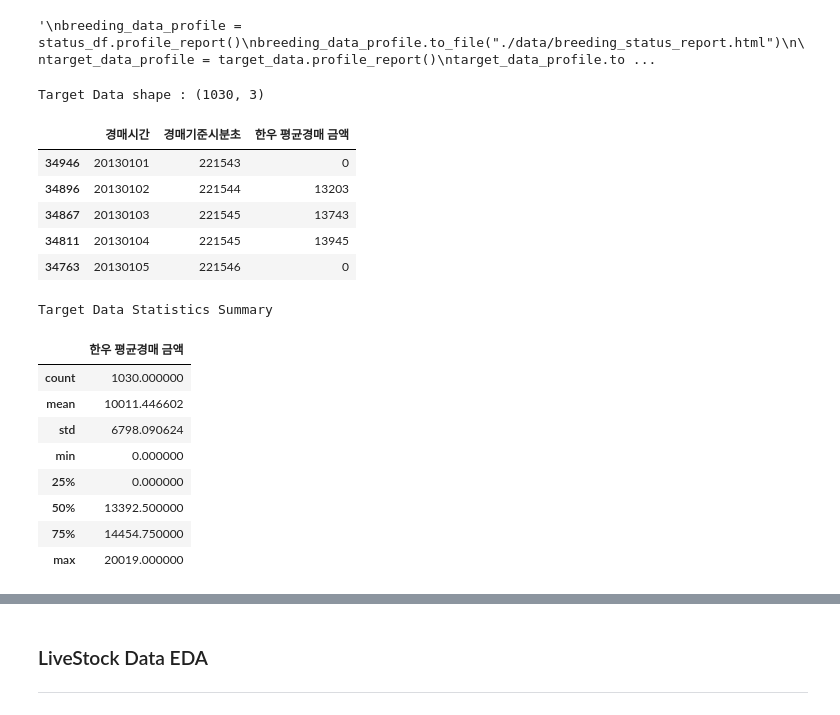
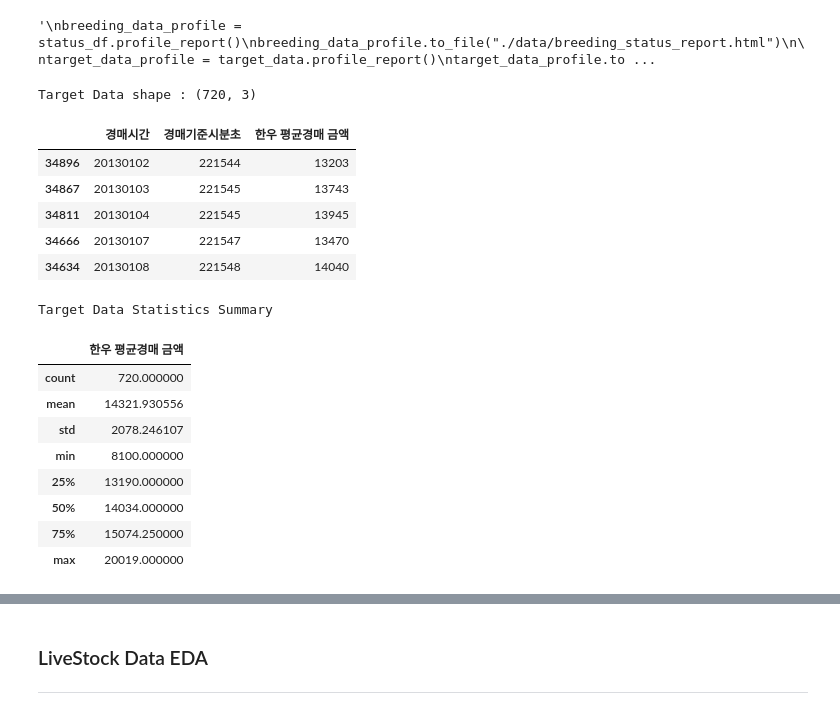
Before and after one commit to DSC-SCH/livestock-solution-project, a Jupyter notebook: eda/livestock_breeding_status.ipynb, the cells around one changed output, grey strips where cells are left out. Drawn from its saved outputs; the diff is of its cells as text; code cells hidden in the pictures.

```diff
--- a/eda/livestock_breeding_status.ipynb
+++ b/eda/livestock_breeding_status.ipynb
@@ -27,7 +27,7 @@ rc('font', family='AppleGothic')
 plt.rcParams['axes.unicode_minus'] = False
 # %%
 breeding_status_data = pd.read_csv("./data/02. 가축사육현황.csv", encoding="cp949")
-target_data = pd.read_csv("./data/01. 축산물 실시간 경매시황중계정보.csv", encoding="cp949")
+target_data = pd.read_csv("./data/01. 축산물 실시간 경매시황중계정보.csv", encoding="cp949")
 
 print(f"Breeding status Columns \n  {breeding_status_data.columns}")
 print()
@@ -59,30 +59,31 @@ target_data_profile.to_file("./data/축산물_실시가
 # %%
 target_data = target_data[target_data["도매시장명"] == "전국"]
 target_data = target_data[target_data["경매 구분 명"] == "경매용+지육상장"]
 target_data = target_data[["경매시간", "경매기준시분초", "한우 평균경매 금액"]]
+target_data = target_data[target_data["한우 평균경매 금액"] != 0]
 sort_target_data = target_data.sort_values(by=["경매시간", "경매기준시분초"]) # Sort descending by Time
 sort_target_data[["경매시간", "경매기준시분초"]] = sort_target_data[["경매시간", "경매기준시분초"]].astype("str")
 print(f"Target Data shape : {target_data.shape}")
 sort_target_data.head()
 # %% [output]
-Target Data shape : (1030, 3)
+Target Data shape : (720, 3)
 |  | 경매시간 | 경매기준시분초 | 한우 평균경매 금액 |
-| 34946 | 20130101 | 221543 | 0 |
 | 34896 | 20130102 | 221544 | 13203 |
 | 34867 | 20130103 | 221545 | 13743 |
 | 34811 | 20130104 | 221545 | 13945 |
-| 34763 | 20130105 | 221546 | 0 |
+| 34666 | 20130107 | 221547 | 13470 |
+| 34634 | 20130108 | 221548 | 14040 |
 # %%
 print("Target Data Statistics Summary")
 sort_target_data.describe()
 # %% [output]
 Target Data Statistics Summary
 |  | 한우 평균경매 금액 |
-| count | 1030.000000 |
-| mean | 10011.446602 |
-| std | 6798.090624 |
-| min | 0.000000 |
-| 25% | 0.000000 |
-| 50% | 13392.500000 |
-| 75% | 14454.750000 |
+| count | 720.000000 |
+| mean | 14321.930556 |
+| std | 2078.246107 |
+| min | 8100.000000 |
+| 25% | 13190.000000 |
+| 50% | 14034.000000 |
+| 75% | 15074.250000 |
 | max | 20019.000000 |
```
Also changed, not shown: parts of 31 cells of this notebook.
